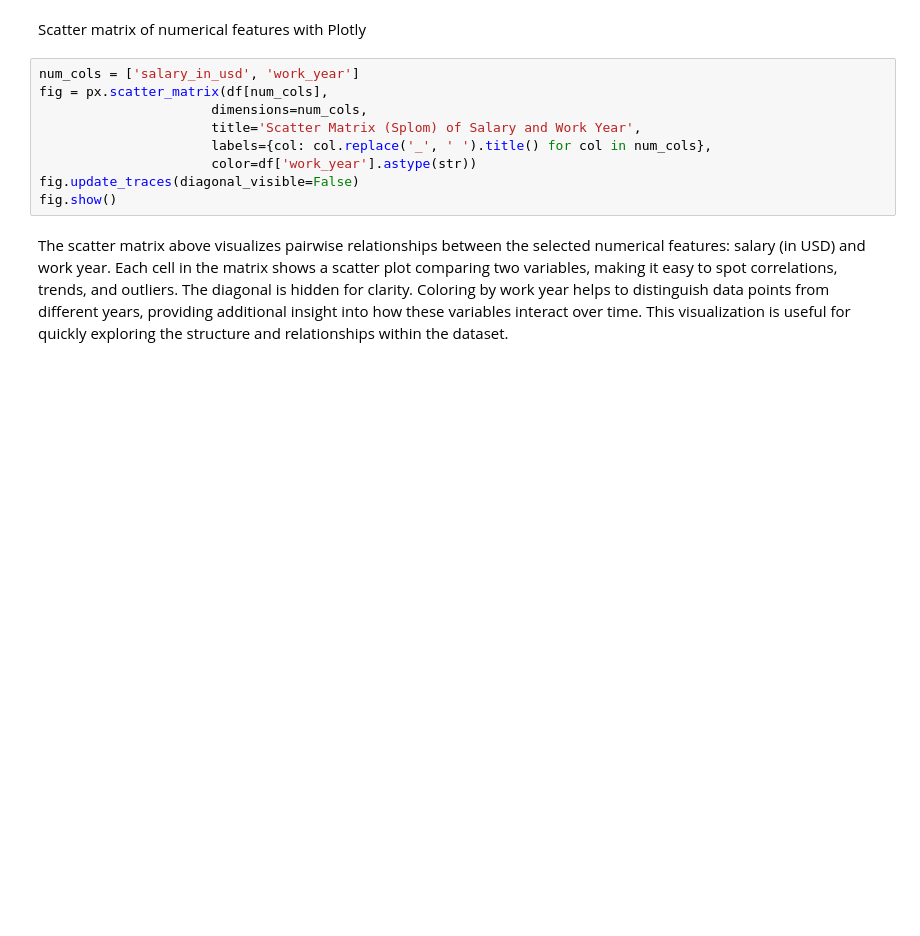
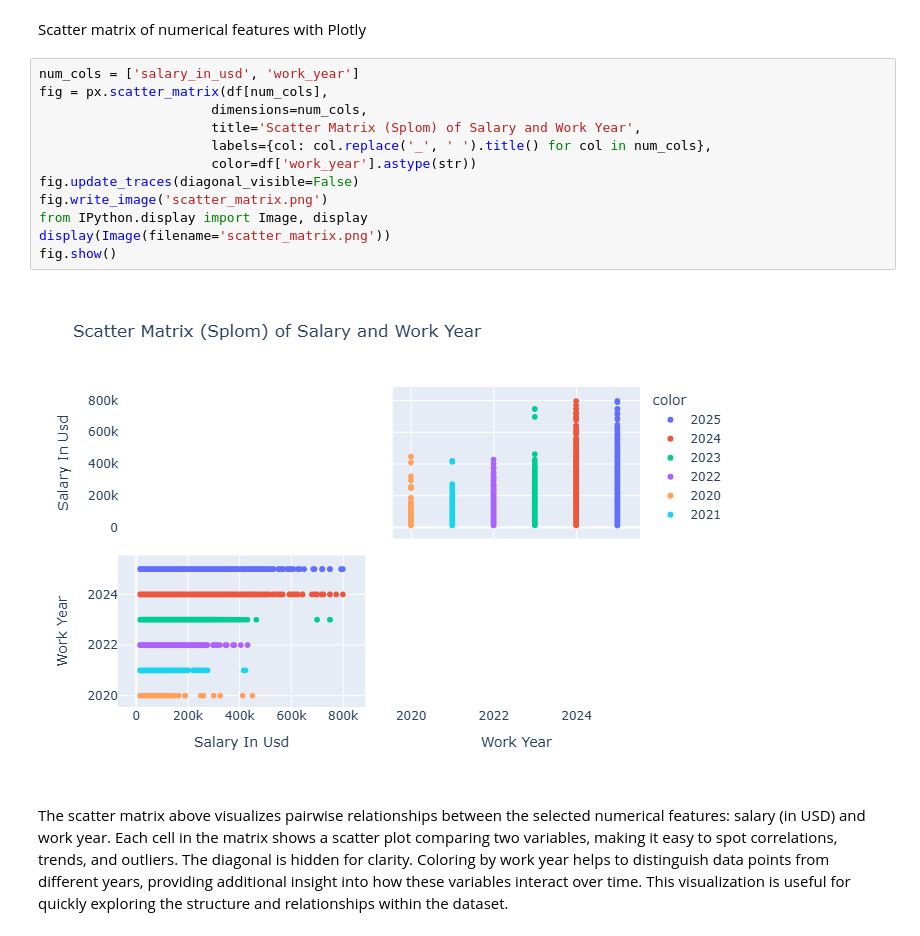
Before and after one commit to AdrianSrbl/Project_1, a Jupyter notebook: jupyter_notebooks/Data_Visualisation.ipynb, the cells around one changed output. Drawn from its saved outputs; the diff is of its cells as text; blank space fills up the shorter version.

```diff
--- a/jupyter_notebooks/Data_Visualisation.ipynb
+++ b/jupyter_notebooks/Data_Visualisation.ipynb
@@ -177,12 +181,17 @@ Scatter matrix of numerical features with Plotly
 # %%
 num_cols = ['salary_in_usd', 'work_year']
 fig = px.scatter_matrix(df[num_cols],
                       dimensions=num_cols,
                       title='Scatter Matrix (Splom) of Salary and Work Year',
                       labels={col: col.replace('_', ' ').title() for col in num_cols},
                       color=df['work_year'].astype(str))
 fig.update_traces(diagonal_visible=False)
+fig.write_image('scatter_matrix.png')
+from IPython.display import Image, display
+display(Image(filename='scatter_matrix.png'))
 fig.show()
+# %% [output]
+[figure, added]
 # %% [markdown]
 The scatter matrix above visualizes pairwise relationships between the selected numerical features: salary (in USD) and work year. Each cell in the matrix shows a scatter plot comparing two variables, making it easy to spot correlations, trends, and outliers. The diagonal is hidden for clarity. Coloring by work year helps to distinguish data points from different years, providing additional insight into how these variables interact over time. This visualization is useful for quickly exploring the structure and relationships within the dataset.
 # %% [markdown]
```
Also changed, not shown: parts of 2 cells of this notebook, 2 other files.
